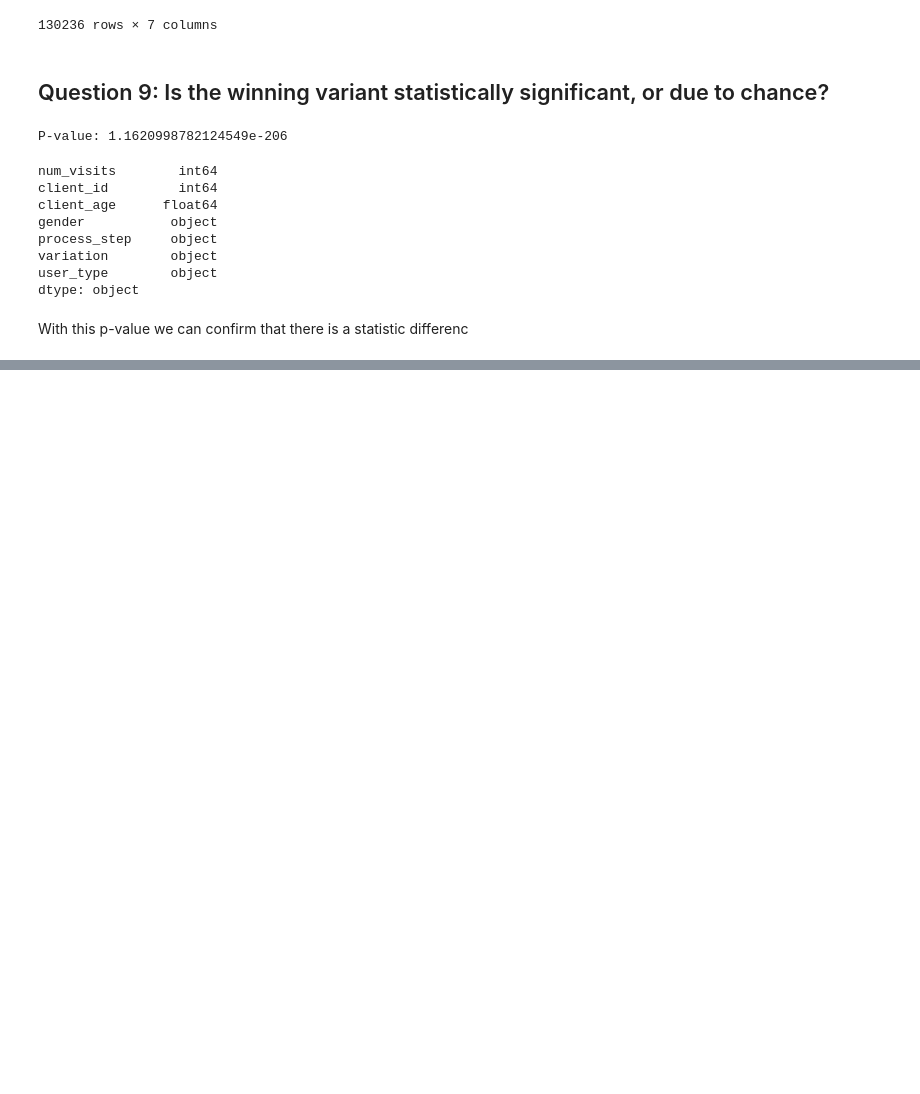
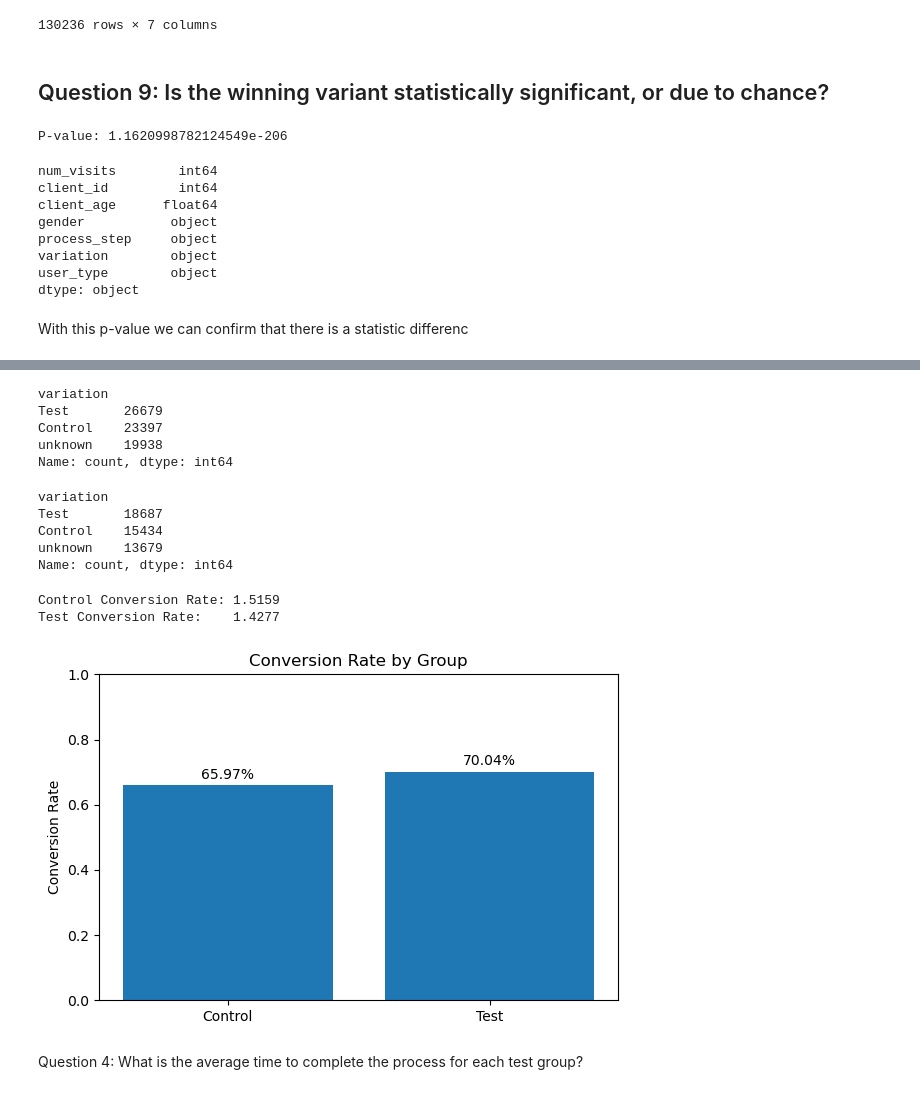
Before and after one commit to SofyMelvill/vanguard-ab-test, a Jupyter notebook: data_SA.ipynb, the cells around one changed output, grey strips where cells are left out. Drawn from its saved outputs; the diff is of its cells as text; code cells hidden in the pictures; blank space fills up the shorter version.

Commit message:
questions

```diff
--- a/data_SA.ipynb
+++ b/data_SA.ipynb
@@ -1117,0 +911,59 @@ we have proved our hypothesis and Females do engage in new process more often th
+# %%
+cleaned_start['variation'].value_counts()
+# %% [output]
+variation
+Test       26679
+Control    23397
+unknown    19938
+Name: count, dtype: int64
+# %%
+cleaned_confirmed['variation'].value_counts()
+# %% [output]
+variation
+Test       18687
+Control    15434
+unknown    13679
+Name: count, dtype: int64
+# %%
+start_count = [23397,26679]     # [Control, Test]
+confirmed_count = [15434,18687]  # [Control, Test]
+
+start_count = [int(s) for s in start_count]
+confirmed_count = [int(t) for t in confirmed_count]
+
+control_cr = start_count[0] / confirmed_count[0]
+test_cr = start_count[1] / confirmed_count[1]
+
+print(f"Control Conversion Rate: {control_cr:.4f}")
+print(f"Test Conversion Rate:    {test_cr:.4f}")
+# %% [output]
+Control Conversion Rate: 1.5159
+Test Conversion Rate:    1.4277
+# %%
+control_cr = 15434 / 23397
+test_cr = 18687 / 26679
+
+labels = ['Control', 'Test']
+rates = [control_cr, test_cr]
+
+plt.figure(figsize=(6, 4))
+bars = plt.bar(labels, rates)
+
+plt.ylim(0, 1)
+
+plt.title('Conversion Rate by Group')
+plt.ylabel('Conversion Rate')
+
+for bar in bars:
+    height = bar.get_height()
+    plt.text(bar.get_x() + bar.get_width()/2,
+             height + 0.02,
+             f"{height:.2%}",  # yüzde formatı
+             ha='center')
+
+plt.tight_layout()
+plt.show()
+# %% [output]
+[figure, added]
+# %% [markdown]
+Question 4: What is the average time to complete the process for each test group?
```
Also changed, not shown: parts of 21 cells of this notebook.
